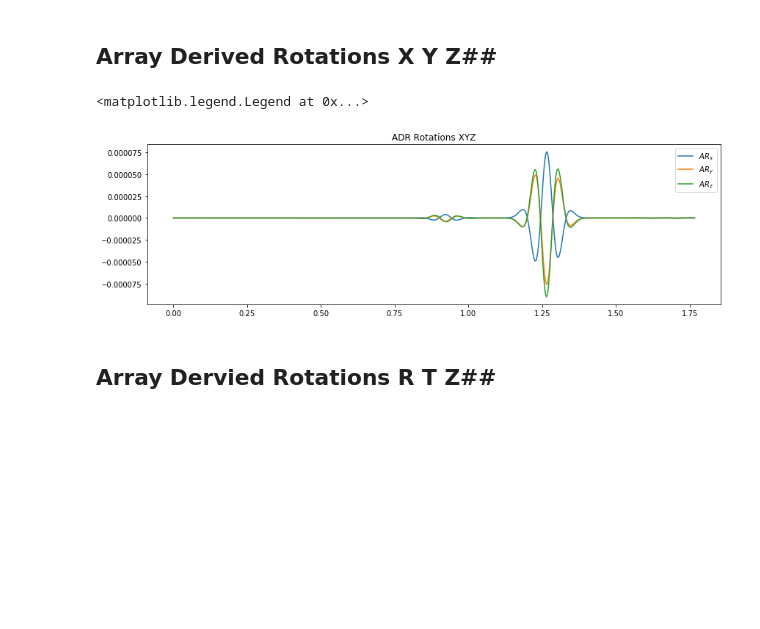
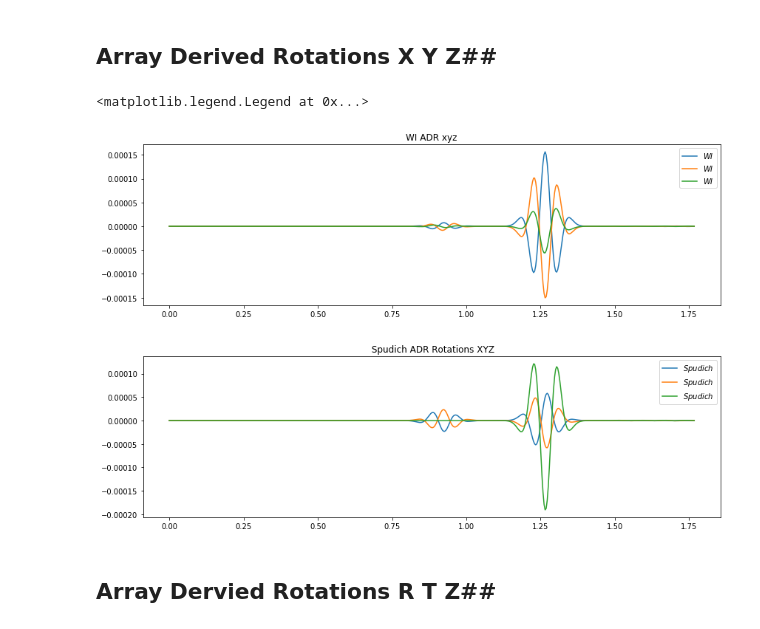
Before and after one commit to Anokhi1994/6C-Seismic-Observations, a Jupyter notebook: 5June.ipynb, the cells around one changed output. Cells and saved outputs as stored; diff of their text form; code cells hidden in the pictures; blank space fills up the shorter version.

```diff
--- a/5June.ipynb
+++ b/5June.ipynb
@@ -274,7 +274,7 @@ from obspy.taup import TauPyModel
 latC= 0# Latitude
 longC = 0# Longitude
 htC= 0 # Altitude
-Dist = 39.5 # in meters
+Dist = 20 # in meters
 #station = (2000, 2000)
 #print(station)
 #Centre_rec_5 = instaseis.Receiver(latitude=latC, longitude=longC, station="S5")
@@ -716,18 +716,26 @@ vs = 3.2 #km/s
 noise =  1e-15
 # Calculate array derived rotation (Spudich et al. 1995)
 rot = WeightedInversion(truncation_error, W, subarray, dataE, dataN, dataZ, vp, vs, np.array(coords), noise)
-#rot = aa.array_rotation_strain(subarray, dataE, dataN, dataZ, vp, vs, np.array(coords), noise)
+rotSpud = aa.array_rotation_strain(subarray, dataE, dataN, dataZ, vp, vs, np.array(coords), noise)
 
 # Assemble rotation
-seisrotv = seisC.copy()
-seisrotv[0].stats.channel = "MYZ"
-seisrotv[0].data = rot["ts_w3"]
-seisrotv[1].stats.channel = "MYE"
-seisrotv[1].data = rot["ts_w1"]
-seisrotv[2].stats.channel = "MYN"
-seisrotv[2].data = rot["ts_w2"]
+seisrotvWI = seisC.copy()
+seisrotvSpud = seisC.copy()
+seisrotvWI[0].stats.channel = "MYZ"
+seisrotvSpud[0].stats.channel = "MYZ"
+seisrotvWI[0].data = rot["ts_w3"]
+seisrotvSpud[0].data = rotSpud["ts_w3"]
+seisrotvWI[1].stats.channel = "MYE"
+seisrotvSpud[1].stats.channel = "MYE"
+seisrotvWI[1].data = rot["ts_w1"]
+seisrotvSpud[1].data = rotSpud["ts_w1"]
+seisrotvWI[2].stats.channel = "MYN"
+seisrotvSpud[2].stats.channel = "MYN"
+seisrotvWI[2].data = rot["ts_w2"]
+seisrotvSpud[2].data = rotSpud["ts_w2"]
 
-seisrotv.write("seisrotv.mseed", format="mseed")
+seisrotvWI.write("seisrotv.mseed", format="mseed")
+seisrotvSpud.write("seisrotv.mseed", format="mseed")
 print("Rotational rate: ready!")
 # %% [output]
 Rotational rate: ready!
@@ -738,16 +746,26 @@ This might have a negative influence on the compatibility with other programs.
 # %% [markdown]
 ## Array Derived Rotations X Y Z##
 # %%
+#plotting WI array Derived Rotations
+fig = plt.figure(figsize=(14,4))
+plt.plot(seisrotvWI[1].times(), seisrotvWI[1].data, label='$WI$')
+plt.plot(seisrotvWI[2].times(), seisrotvWI[2].data, label='$WI$')
+plt.plot(seisrotvWI[0].times(), seisrotvWI[0].data, label='$WI$')
+plt.title("WI ADR xyz")
+plt.legend()
+
+
 #plotting array Derived Rotations
 fig = plt.figure(figsize=(14,4))
-plt.plot(seisrotv[1].times(), seisrotv[1].data, label='$AR_{x}$')
-plt.plot(seisrotv[2].times(), seisrotv[2].data, label='$AR_{y}$')
-plt.plot(seisrotv[0].times(), seisrotv[0].data, label='$AR_{z}$')
-plt.title("ADR Rotations XYZ")
+plt.plot(seisrotvSpud[1].times(), seisrotvSpud[1].data, label='$Spudich$')
+plt.plot(seisrotvSpud[2].times(), seisrotvSpud[2].data, label='$Spudich$')
+plt.plot(seisrotvSpud[0].times(), seisrotvSpud[0].data, label='$Spudich$')
+plt.title(" Spudich ADR Rotations XYZ")
 plt.legend()
 # %% [output]
 <matplotlib.legend.Legend at 0x...>
-[figure, old version]
+[figure, new version]
+[figure, added]
 # %% [markdown]
 ## Array Dervied Rotations R T Z##
 # %%
```
Also changed, not shown: parts of 10 cells of this notebook.
